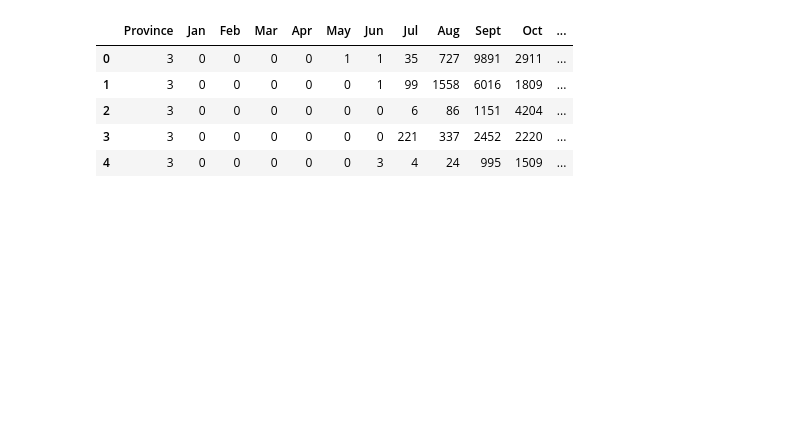
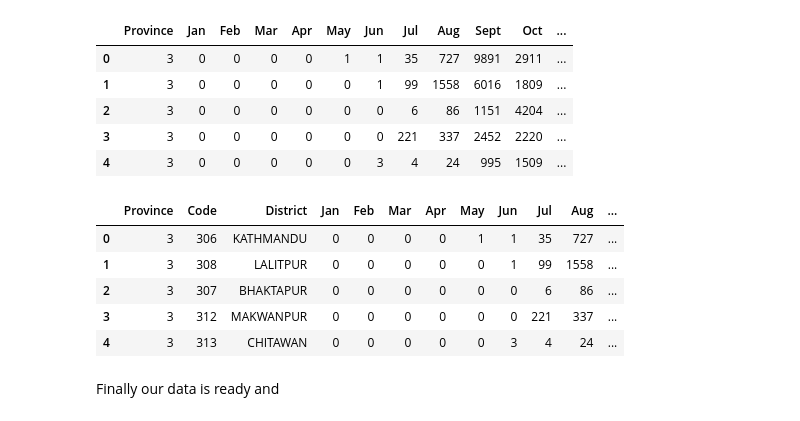
Before and after one commit to uditmahato/danguedata, a Jupyter notebook: Dangue Analysis.ipynb, the cells around one changed output. Cells and saved outputs as stored; diff of their text form; code cells hidden in the pictures; blank space fills up the shorter version.

Commit message:
all the columns are ready and arranged

```diff
--- a/Dangue Analysis.ipynb
+++ b/Dangue Analysis.ipynb
@@ -95,2 +78,0 @@ To github.com:uditmahato/danguedata.git
-# %%
-a.drop('Districts',axis=1,inplace=True)
@@ -103,3 +99,16 @@ a.head()
 | 2 | 3 | 0 | 0 | 0 | 0 | 0 | 0 | 6 | 86 | 1151 | 4204 | ... |
 | 3 | 3 | 0 | 0 | 0 | 0 | 0 | 0 | 221 | 337 | 2452 | 2220 | ... |
 | 4 | 3 | 0 | 0 | 0 | 0 | 0 | 3 | 4 | 24 | 995 | 1509 | ... |
+# %%
+#arranging the data order for ease
+arrangedData=a.iloc[:,[0,13,14,1,2,3,4,5,6,7,8,9,10,11,12]]
+arrangedData.head()
+# %% [output]
+|  | Province | Code | District | Jan | Feb | Mar | Apr | May | Jun | Jul | Aug | ... |
+| 0 | 3 | 306 | KATHMANDU | 0 | 0 | 0 | 0 | 1 | 1 | 35 | 727 | ... |
+| 1 | 3 | 308 | LALITPUR | 0 | 0 | 0 | 0 | 0 | 1 | 99 | 1558 | ... |
+| 2 | 3 | 307 | BHAKTAPUR | 0 | 0 | 0 | 0 | 0 | 0 | 6 | 86 | ... |
+| 3 | 3 | 312 | MAKWANPUR | 0 | 0 | 0 | 0 | 0 | 0 | 221 | 337 | ... |
+| 4 | 3 | 313 | CHITAWAN | 0 | 0 | 0 | 0 | 0 | 3 | 4 | 24 | ... |
+# %% [markdown]
+Finally our data is ready and
```
Also changed, not shown: parts of 3 cells of this notebook.
